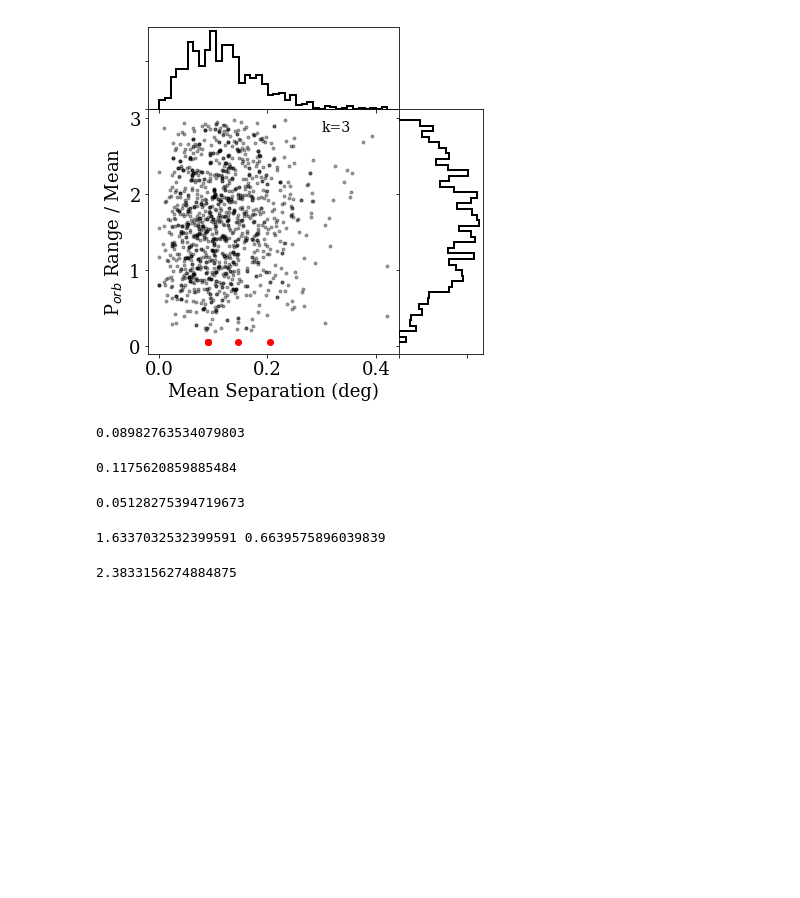
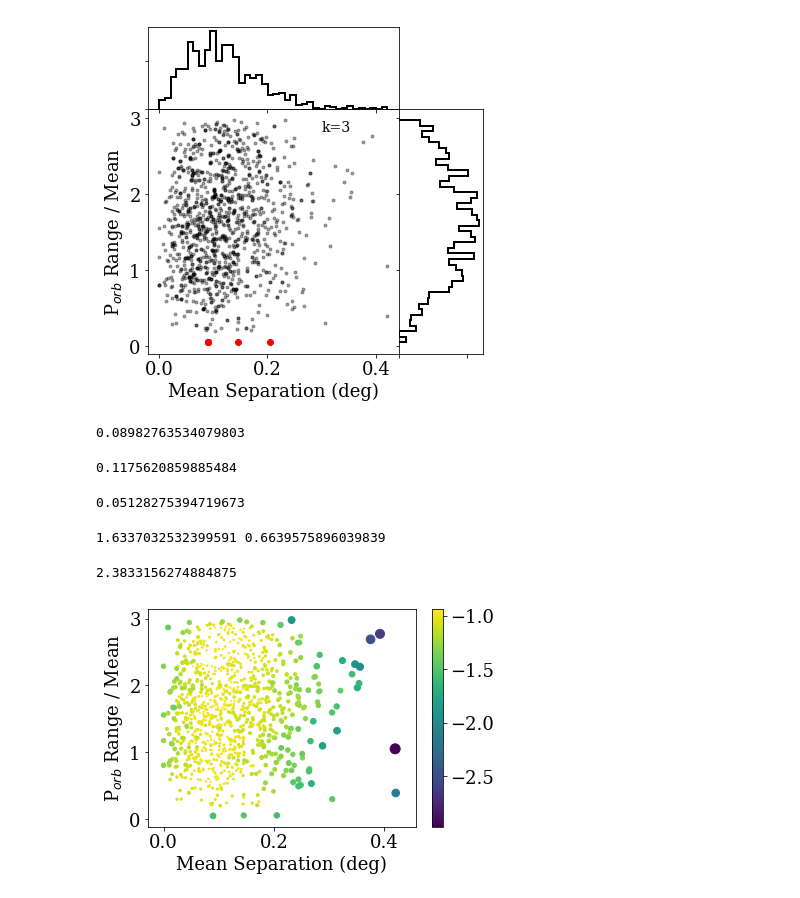
Before and after one commit to StellarCartography/survey_seti, a Jupyter notebook: code/Kepler_periods.ipynb, the cells around one changed output. Cells and saved outputs as stored; diff of their text form; code cells hidden in the pictures; blank space fills up the shorter version.

```diff
--- a/code/Kepler_periods.ipynb
+++ b/code/Kepler_periods.ipynb
@@ -395,3 +392,20 @@ print(np.mean(metric), np.std(metric))
 (np.mean(metric) - np.min(metric)) / np.std(metric)
 # %% [output]
 2.3833156274884875
+# %%
+# now play around for 1 second w/ outlier detection...
+Xmetrics = np.vstack((seps, metric)).T
+
+clf = LocalOutlierFactor(novelty=False)
+y_pred = clf.fit_predict(Xmetrics)
+
+X_scores = clf.negative_outlier_factor_
+
+radius = (X_scores.max() - X_scores) / (X_scores.max() - X_scores.min())
+
+plt.scatter(seps, metric, c=X_scores, s = 100*radius)
+plt.xlabel('Mean Separation (deg)')
+plt.ylabel('P$_{orb}$ Range / Mean')
+cb = plt.colorbar()
+# %% [output]
+[figure, added]
```
Also changed, not shown: parts of 6 cells of this notebook.
